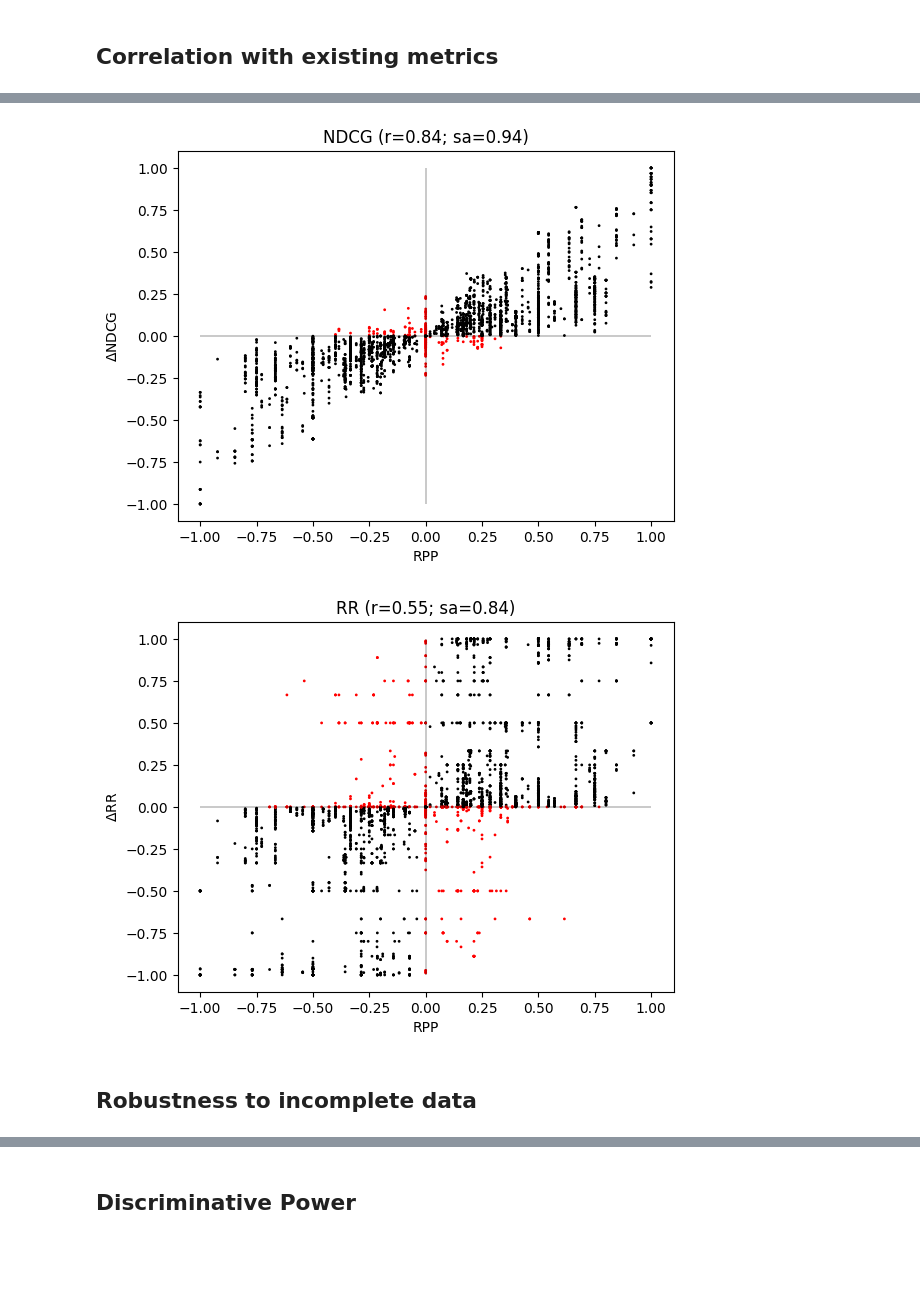
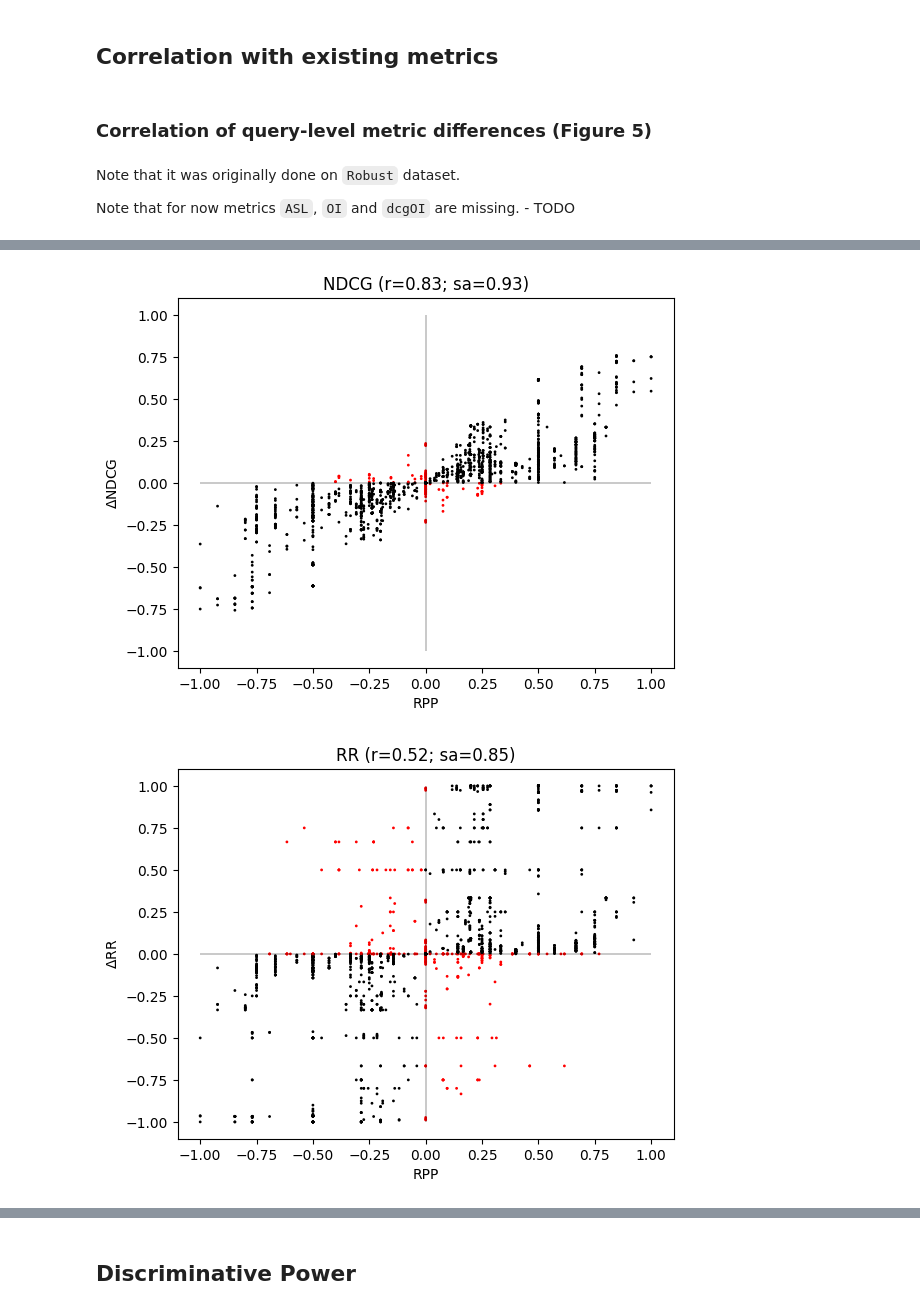
Before and after one commit to SitaraLiang/ir-rpp-project, a Jupyter notebook: experiments/vlad/statistics_on_scores.ipynb, the cells around one changed output, grey strips where cells are left out. Drawn from its saved outputs; the diff is of its cells as text; code cells hidden in the pictures; blank space fills up the shorter version.

```diff
--- a/experiments/vlad/statistics_on_scores.ipynb
+++ b/experiments/vlad/statistics_on_scores.ipynb
@@ -31,9 +34,13 @@ dtype: object
 # %%
-METRICS = ["rpp", "invrpp", "dcgrpp", "ap", "ndcg", "rr"]
+ALL_METRICS = [
+    "rpp",
+    "invrpp",
+    "dcgrpp",
+    "ap",
+    "ndcg",
+    "rr",
+]  # TODO: complete with others like ASL
 # %%
 summary, preferences, raw_metrics = evaluate_preferences(
-    qrels = qrels,
-    runs=runs,
-    measures=METRICS,
-    query_eval_wanted=True
+    qrels=qrels, runs=runs, measures=ALL_METRICS, query_eval_wanted=True
 )
@@ -123,24 +52,11 @@ for i, metric1 in enumerate(METRICS):
 # %% [markdown]
 ## Correlation with existing metrics
+# %% [markdown]
+### Correlation of query-level metric differences (Figure 5)
+# %% [markdown]
+Note that it was originally done on `Robust` dataset.
+
+Note that for now metrics `ASL`, `OI` and `dcgOI` are missing. - TODO
 # %%
-QUERY_IDS = [str(i) for i in range(20)]
-df_query_level_diffs = df_preferences[df_preferences["qid"].apply(lambda qid: qid in QUERY_IDS)]
-rpp = df_query_level_diffs["rpp"]
-for metric_name in df_query_level_diffs.columns:
-    metric = df_query_level_diffs[metric_name]
-    if "rpp" not in metric_name and metric_name in METRICS:
-        do_agree = np.sign(rpp) == np.sign(metric)
-        fig, ax = plt.subplots()
-        ax.scatter(
-            rpp, metric, c=["black" if agree else "red" for agree in do_agree], s=1
-        )
-        ax.vlines(x=0, ymin=-1, ymax=1, color="black", linewidth=0.3)
-        ax.hlines(y=0, xmin=-1, xmax=1, color="black", linewidth=0.3)
-        ax.set_xlabel("RPP")
-        ax.set_ylabel("$\\Delta$" + metric_name.upper())
-
-        ax.set_title(
-            metric_name.upper() + f" (r={np.corrcoef(rpp, metric)[0,1]:.2f}; sa={sum(do_agree)/len(do_agree):.2f})"
-        )
-    plt.show()
+plot_metric_correlations(preferences, ALL_METRICS, nb_queries=10)
 # %% [output]
@@ -148,4 +64,2 @@ for metric_name in df_query_level_diffs.columns:
-[figure, old version]
+[figure, new version]
-[figure, old version]
+[figure, new version]
-# %% [markdown]
-## Robustness to incomplete data
```
Also changed, not shown: parts of 25 cells of this notebook, 23 other files.
